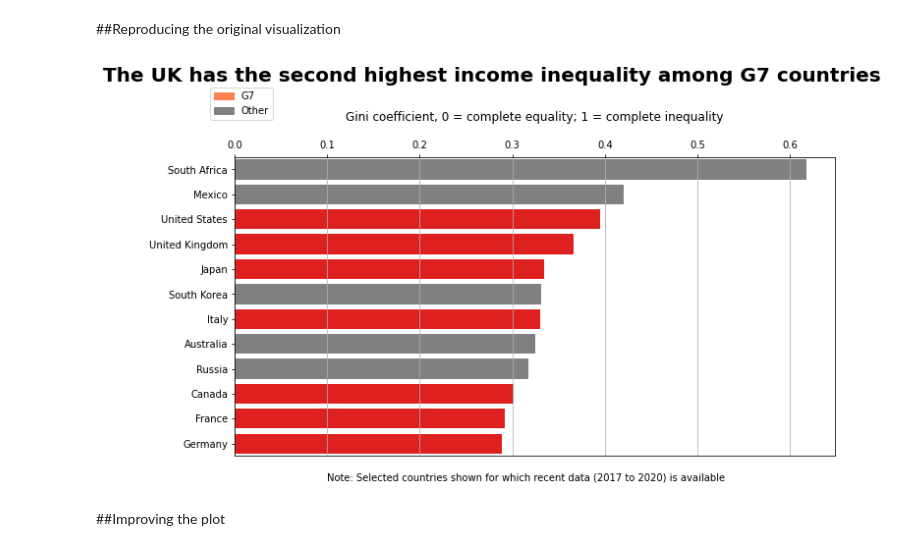
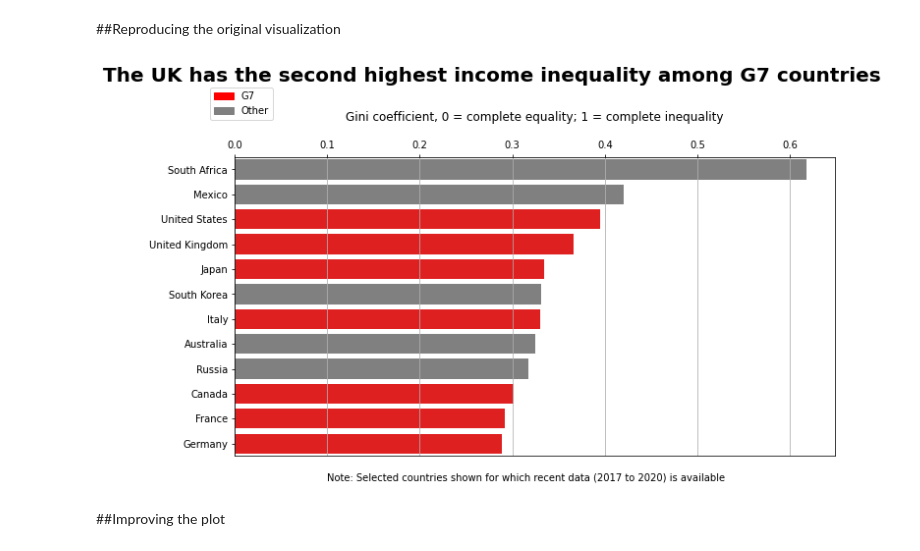
Before and after one commit to tschelli/Makeover_Visualization, a Jupyter notebook: Makeover_Monday_Visualization_10_03.ipynb, the cells around one changed output. Saved outputs shown, nothing was run; the diff lists cells and outputs as text; code cells hidden in the pictures.

```diff
--- a/Makeover_Monday_Visualization_10_03.ipynb
+++ b/Makeover_Monday_Visualization_10_03.ipynb
@@ -104,26 +104,26 @@ for ind in plot_df.index:
 # %%
 fig, axes = plt.subplots(figsize = (10,6))
 
 sns.barplot(data = plot_df, x = 'VALUE', y = 'COUNTRY', palette = color_map)
 
 suptitle1 = fig.suptitle('The UK has the second highest income inequality among G7 countries', fontsize = 20, fontweight = 'bold', y = 1.01)
 axes.set_title('Gini coefficient, 0 = complete equality; 1 = complete inequality', y = 1.1)
 
 axes.xaxis.set_ticks_position('top')
 axes.grid(axis='x')
 axes.set(xlabel=None, ylabel=None)
 
 axes.text(.1, 12.5, 'Note: Selected countries shown for which recent data (2017 to 2020) is available')
 
-g7_patch = mpatches.Patch(color = 'coral', label = 'G7')
+g7_patch = mpatches.Patch(color = 'red', label = 'G7')
 nong7_patch = mpatches.Patch(color = 'grey', label = 'Other')
 
 axes.legend(loc='upper left', handles = [g7_patch, nong7_patch], bbox_to_anchor=(-.05,1.25))
 
 fig.tight_layout()
 fig.savefig('figure2.png', dpi=fig.dpi, bbox_inches='tight',bbox_extra_artists=[suptitle1])
 # %% [output]
-[figure, old version]
+[figure, new version]
 # %% [markdown]
 ##Improving the plot
 # %%
```
